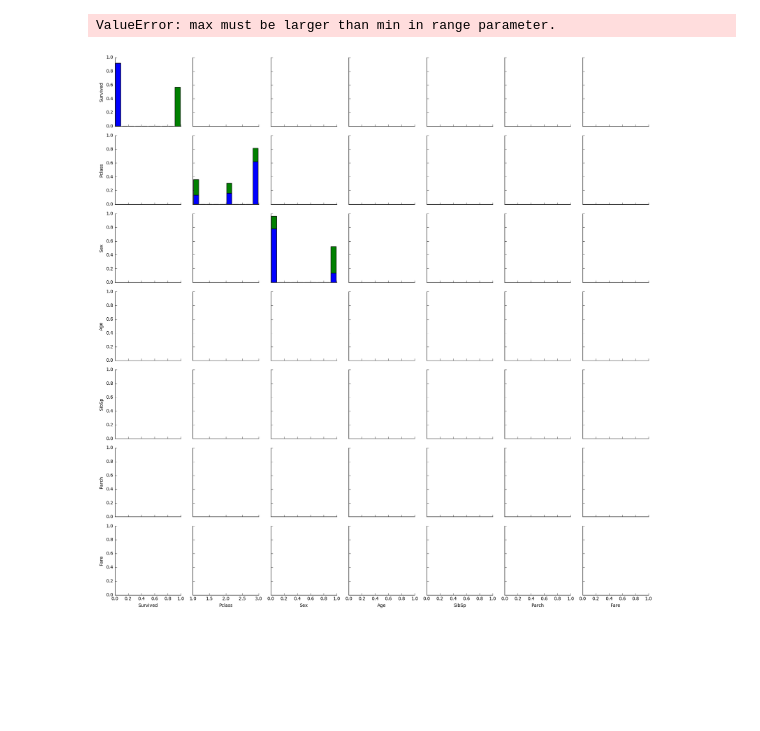
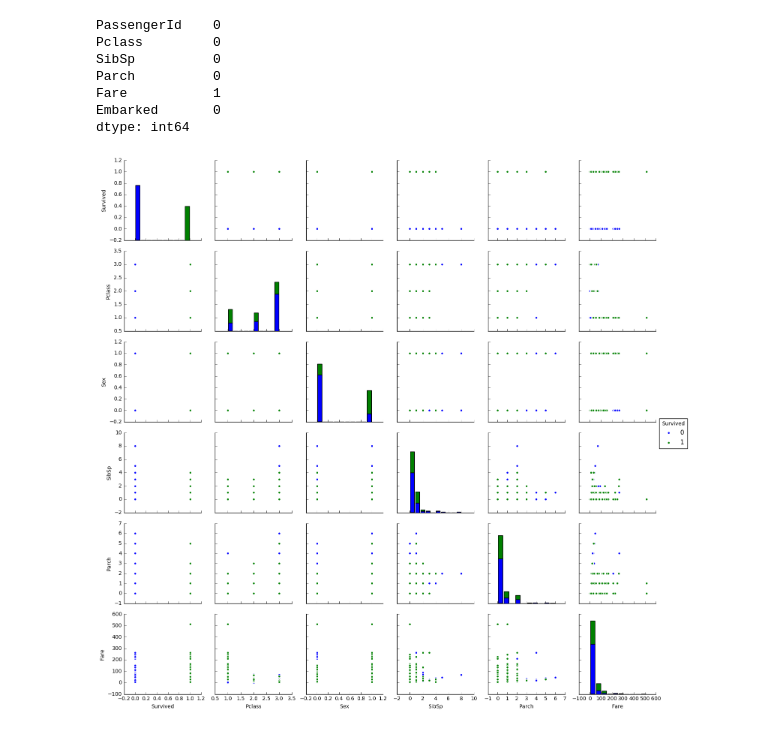
Before and after one commit to Bunseki2/TitanicDa, a Jupyter notebook: Titanic_explore.ipynb, the cells around one changed output. Cells and saved outputs as stored; diff of their text form; code cells hidden in the pictures; blank space fills up the shorter version.

```diff
--- a/Titanic_explore.ipynb
+++ b/Titanic_explore.ipynb
@@ -101,5 +77,6 @@ df_train['Sex'].head()
 # %%
-df_train_check=df_train.iloc[:,(0,1,2,4,5,6,7,9,11)]
+df_train_check=df_train.iloc[:,(0,1,2,4,6,7,9,11)]
+df_test_check=df_test.iloc[:,(0,1,5,6,8,10)]
 # %%
 df_train_check.head()
 # %% [output]
@@ -136,5 +130,14 @@ array([[<matplotlib.axes._subplots.AxesSubplot object at 0x...>,
+# %%
+df_test_check.isnull().sum()
+# %% [output]
+PassengerId    0
+Pclass         0
+SibSp          0
+Parch          0
+Fare           1
+Embarked       0
+dtype: int64
 # %%
-g=sns.pairplot(df_train_check.iloc[:,1:8], hue='Survived')
+g=sns.pairplot(df_train_check.iloc[:,1:7], hue='Survived')
 # %% [output]
-ValueError: max must be larger than min in range parameter.
-[figure, old version]
+[figure, new version]
```
Also changed, not shown: parts of 30 cells of this notebook.
